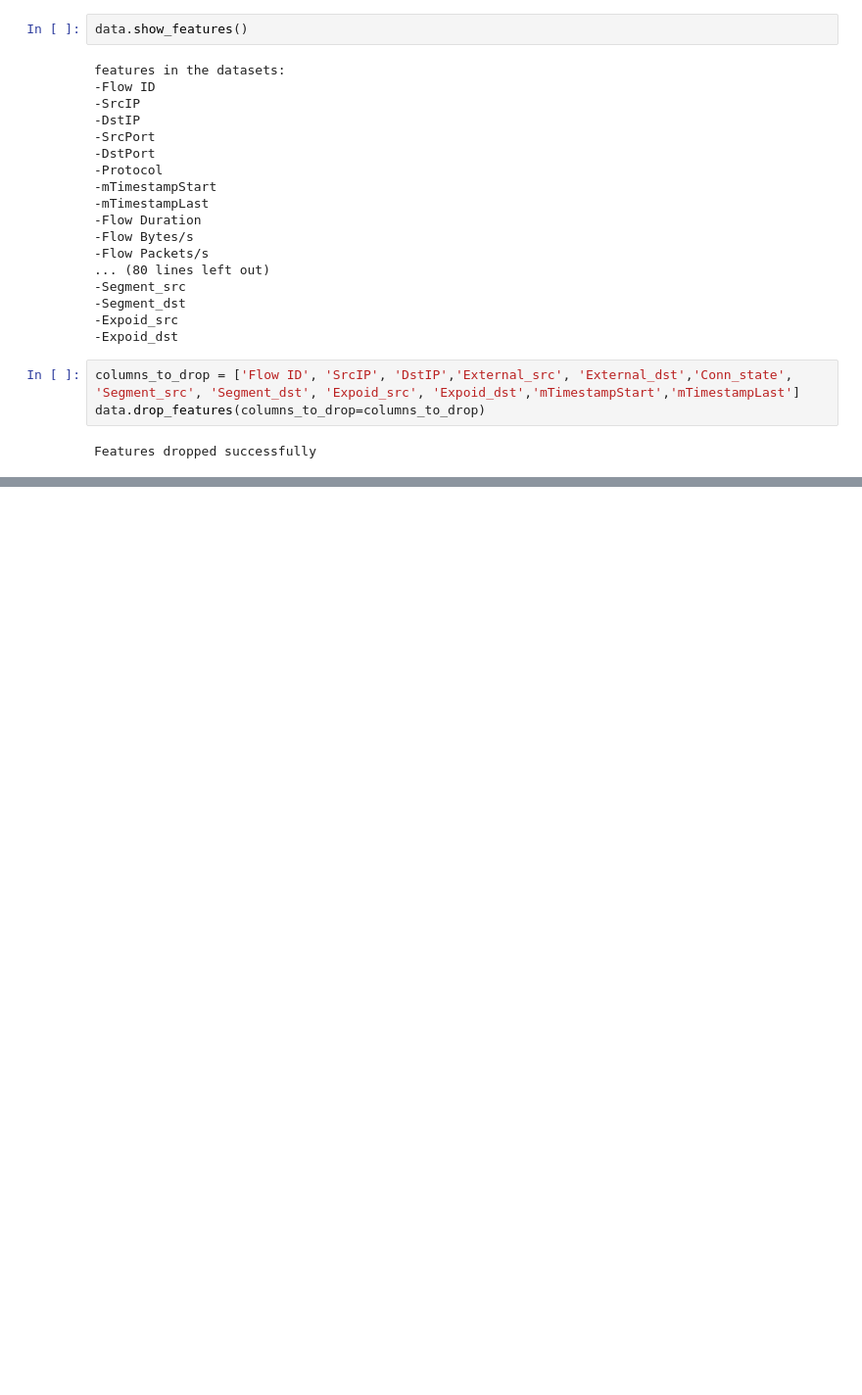
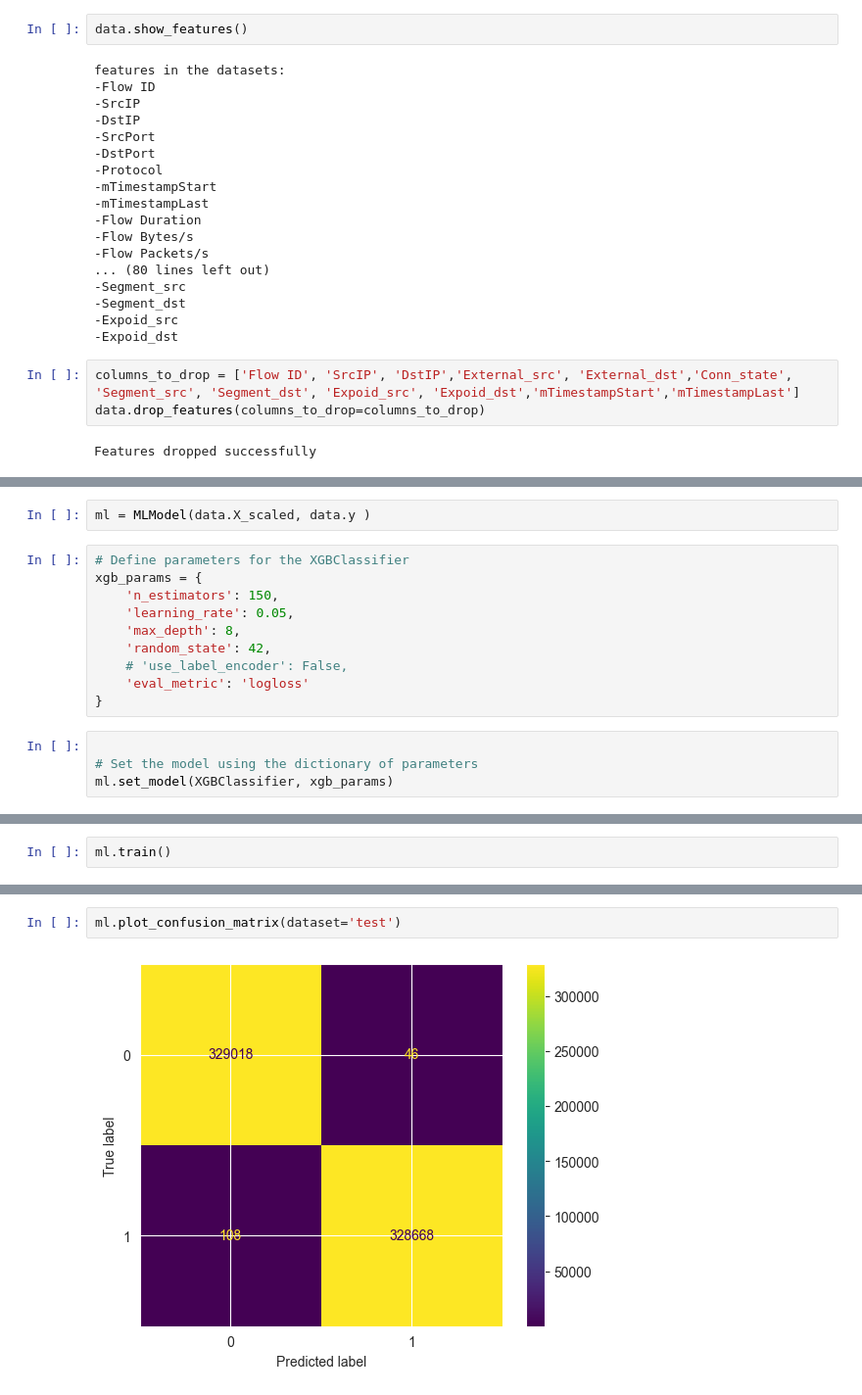
Before and after one commit to parpinte/Locked-Shields, a Jupyter notebook: Test.ipynb, the cells around one changed output, grey strips where cells are left out. Shown at 98% size. Drawn from its saved outputs; the diff is of its cells as text; blank space fills up the shorter version.

```diff
--- a/Test.ipynb
+++ b/Test.ipynb
@@ -166,0 +621,16 @@ print(data.y.shape)
+# %%
+ml = MLModel(data.X_scaled, data.y )
+# %%
+# Define parameters for the XGBClassifier
+xgb_params = {
+    'n_estimators': 150,
+    'learning_rate': 0.05,
+    'max_depth': 8,
+    'random_state': 42,
+    # 'use_label_encoder': False,
+    'eval_metric': 'logloss'
+}
+# %%
+
+# Set the model using the dictionary of parameters
+ml.set_model(XGBClassifier, xgb_params)
@@ -166,0 +665,2 @@ print(data.y.shape)
+# %%
+ml.train()
@@ -166,0 +682,4 @@ print(data.y.shape)
+# %%
+ml.plot_confusion_matrix(dataset='test')
+# %% [output]
+[figure, added]
```
Also changed, not shown: parts of 21 cells of this notebook.
